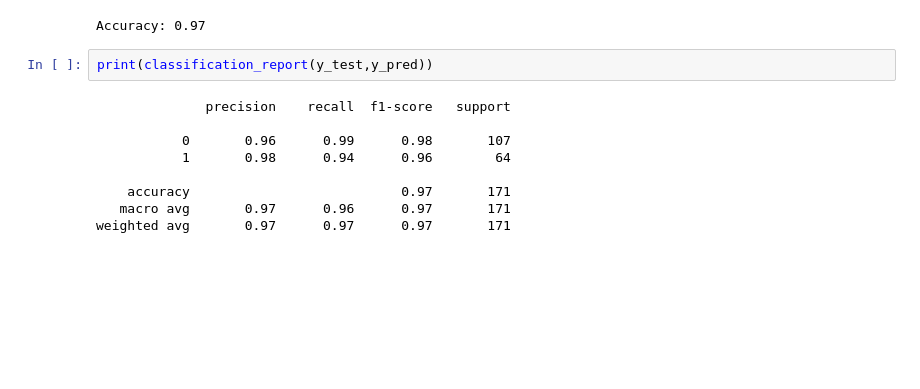
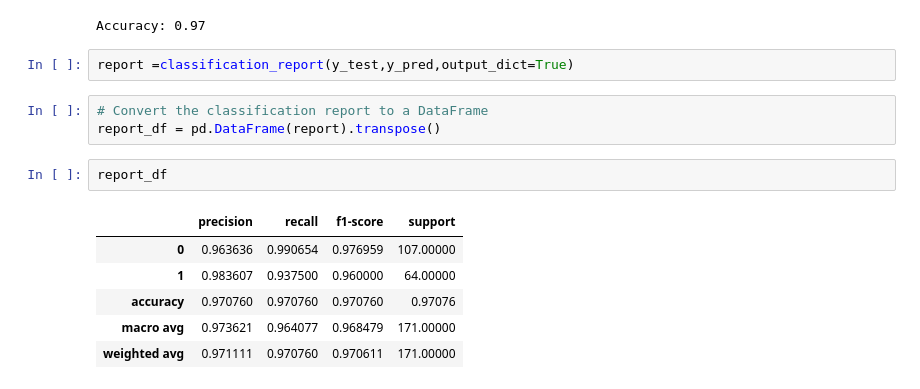
Before and after one commit to abufaheema/breast-cancer, a Jupyter notebook: Breast Cancer Prediction.ipynb, the cells around one changed output. Cells and saved outputs as stored; diff of their text form; blank space fills up the shorter version.

```diff
--- a/Breast Cancer Prediction.ipynb
+++ b/Breast Cancer Prediction.ipynb
@@ -190,13 +190,16 @@ print(f'Accuracy: {y_accuracy :.2f}')
 # %% [output]
 Accuracy: 0.97
 # %%
-print(classification_report(y_test,y_pred))
+report =classification_report(y_test,y_pred,output_dict=True)
-# %% [output]
-              precision    recall  f1-score   support
-
-           0       0.96      0.99      0.98       107
-           1       0.98      0.94      0.96        64
-
-    accuracy                           0.97       171
-   macro avg       0.97      0.96      0.97       171
-weighted avg       0.97      0.97      0.97       171
+# %%
+# Convert the classification report to a DataFrame
+report_df = pd.DataFrame(report).transpose()
+# %%
+report_df
+# %% [output]
+|  | precision | recall | f1-score | support |
+| 0 | 0.963636 | 0.990654 | 0.976959 | 107.00000 |
+| 1 | 0.983607 | 0.937500 | 0.960000 | 64.00000 |
+| accuracy | 0.970760 | 0.970760 | 0.970760 | 0.97076 |
+| macro avg | 0.973621 | 0.964077 | 0.968479 | 171.00000 |
+| weighted avg | 0.971111 | 0.970760 | 0.970611 | 171.00000 |
```
Also changed, not shown: parts of 1 cell of this notebook.
